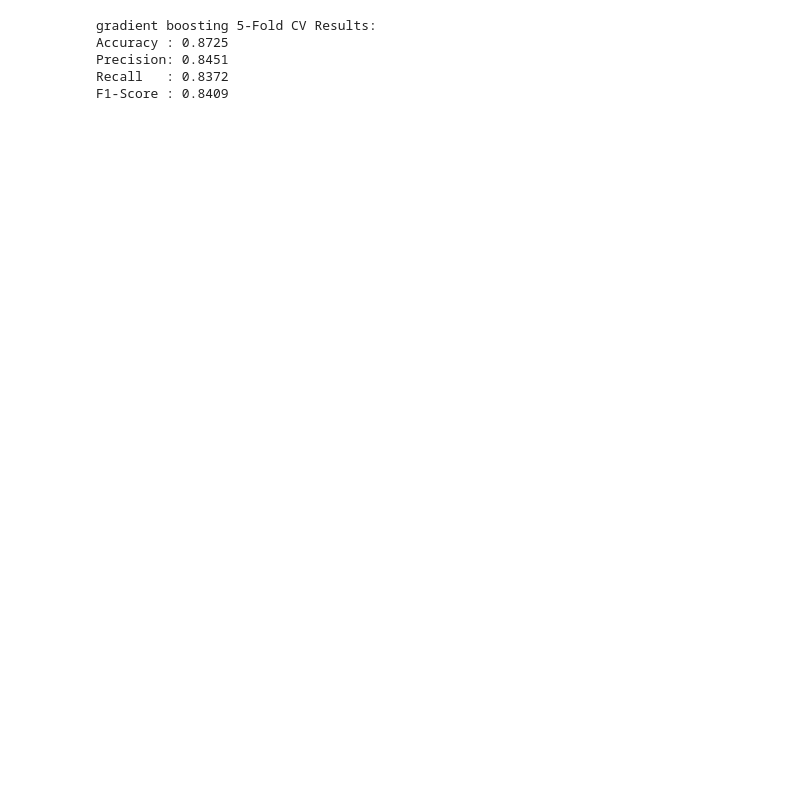
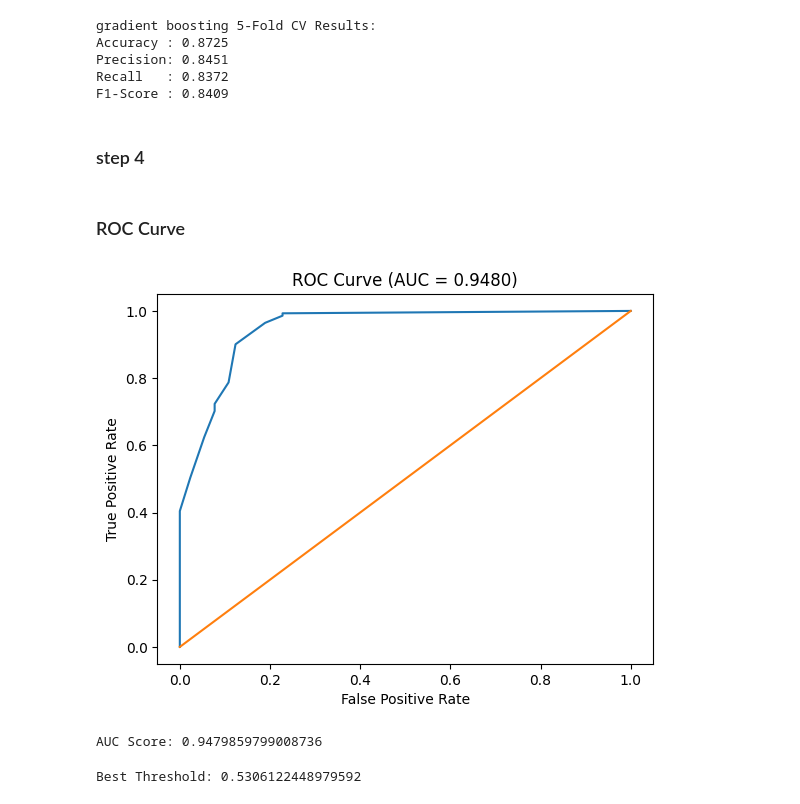
Before and after one commit to Himanshutiwari321/User-Return-Prediction---Startup---ML, a Jupyter notebook: notebooks/model_train.ipynb, the cells around one changed output. Cells and saved outputs as stored; diff of their text form; code cells hidden in the pictures; blank space fills up the shorter version.

```diff
--- a/notebooks/model_train.ipynb
+++ b/notebooks/model_train.ipynb
@@ -141,7 +141,7 @@ pipe = Pipeline([
 X_train_transform = pipe.fit_transform(X_train)
 X_test_transform = pipe.transform(X_test)
 # %%
-lr = LogisticRegression( random_state=42, C=10, max_iter= 100, penalty ='l2', solver= 'liblinear')
+lr = LogisticRegression( random_state=42, C=10, max_iter= 50, penalty ='l2', solver= 'liblinear')
 # %% [markdown]
 ### LogisticRegression algorithm
 # %%
@@ -178,7 +178,7 @@ param_grid = {
     "C": [0.01, 0.1, 1, 10],
     "penalty": ["l2"],
     "solver": ["lbfgs", "liblinear"],
-    "max_iter": [100, 200]
+    "max_iter": [50,100, 200]
 }
 
 grid_lr = GridSearchCV(lr, param_grid, cv=5, scoring="accuracy", n_jobs=-1)
@@ -234,8 +234,8 @@ F1-Score : 0.8293
 ### step 1 for all algorithms
 # %%
 dt= DecisionTreeClassifier(criterion= 'entropy', max_depth= 5, max_features= None, min_samples_leaf= 1, min_samples_split= 10 ,random_state=42)
-rf= RandomForestClassifier( random_state=42,n_jobs=-1 ,max_depth= 10, min_samples_split= 5, n_estimators= 200)
-gd= GradientBoostingClassifier(n_estimators=100, random_state=42)
+rf= RandomForestClassifier(oob_score=True, random_state=42 ,max_depth= 20, min_samples_split= 2, n_estimators= 50)
+gb= GradientBoostingClassifier(n_estimators=100, random_state=42)
 # %% [markdown]
 ### Decision Tree Algorithm
 # %% [markdown]
@@ -457,3 +489,5 @@ Accuracy : 0.8725
 Precision: 0.8451
 Recall   : 0.8372
 F1-Score : 0.8409
+# %% [markdown]
+### step 4
@@ -459,0 +517,39 @@ F1-Score : 0.8409
+# %% [markdown]
+### ROC Curve
+# %%
+import matplotlib.pyplot as plt
+from sklearn.metrics import roc_curve, auc
+
+# Probability predictions (positive class ke liye)
+y_prob = dt.predict_proba(X_test_transform)[:, 1]
+
+# ROC values
+fpr, tpr, thresholds = roc_curve(y_test, y_prob)
+
+# AUC score
+roc_auc = auc(fpr,tpr)
+
+# Plot
+plt.figure()
+plt.plot(fpr, tpr)
+plt.plot([0, 1], [0, 1])
+plt.xlabel("False Positive Rate")
+plt.ylabel("True Positive Rate")
+plt.title(f"ROC Curve (AUC = {roc_auc:.4f})")
+plt.show()
+
+print("AUC Score:", roc_auc)
+# %% [output]
+[figure, added]
+AUC Score: 0.9479859799008736
+# %%
+import numpy as np
+
+j_scores = tpr - fpr
+best_index = np.argmax(j_scores)
+
+best_threshold = thresholds[best_index]
+
+print("Best Threshold:", best_threshold)
+# %% [output]
+Best Threshold: 0.5306122448979592
```
Also changed, not shown: parts of 27 cells of this notebook, 2 other files.
